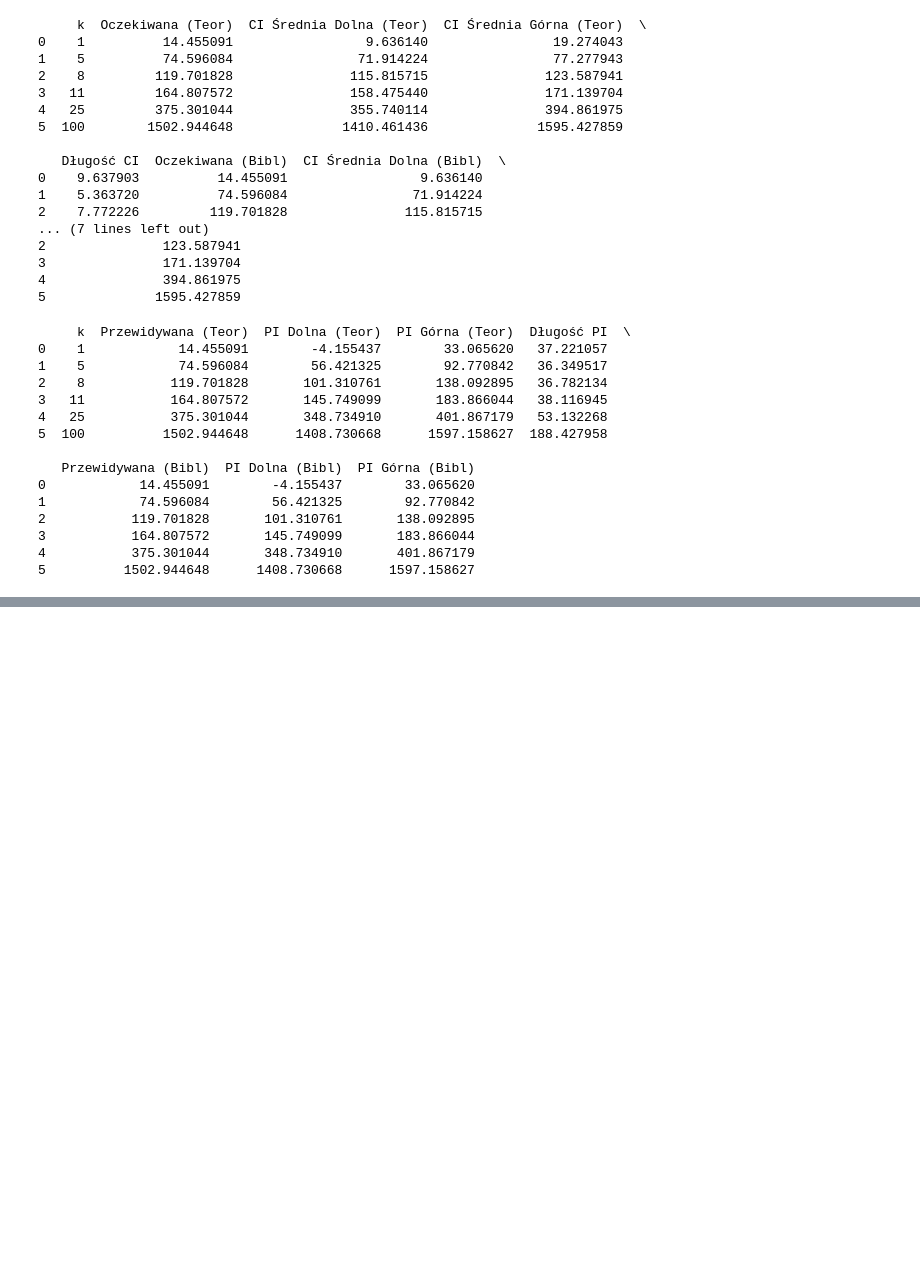
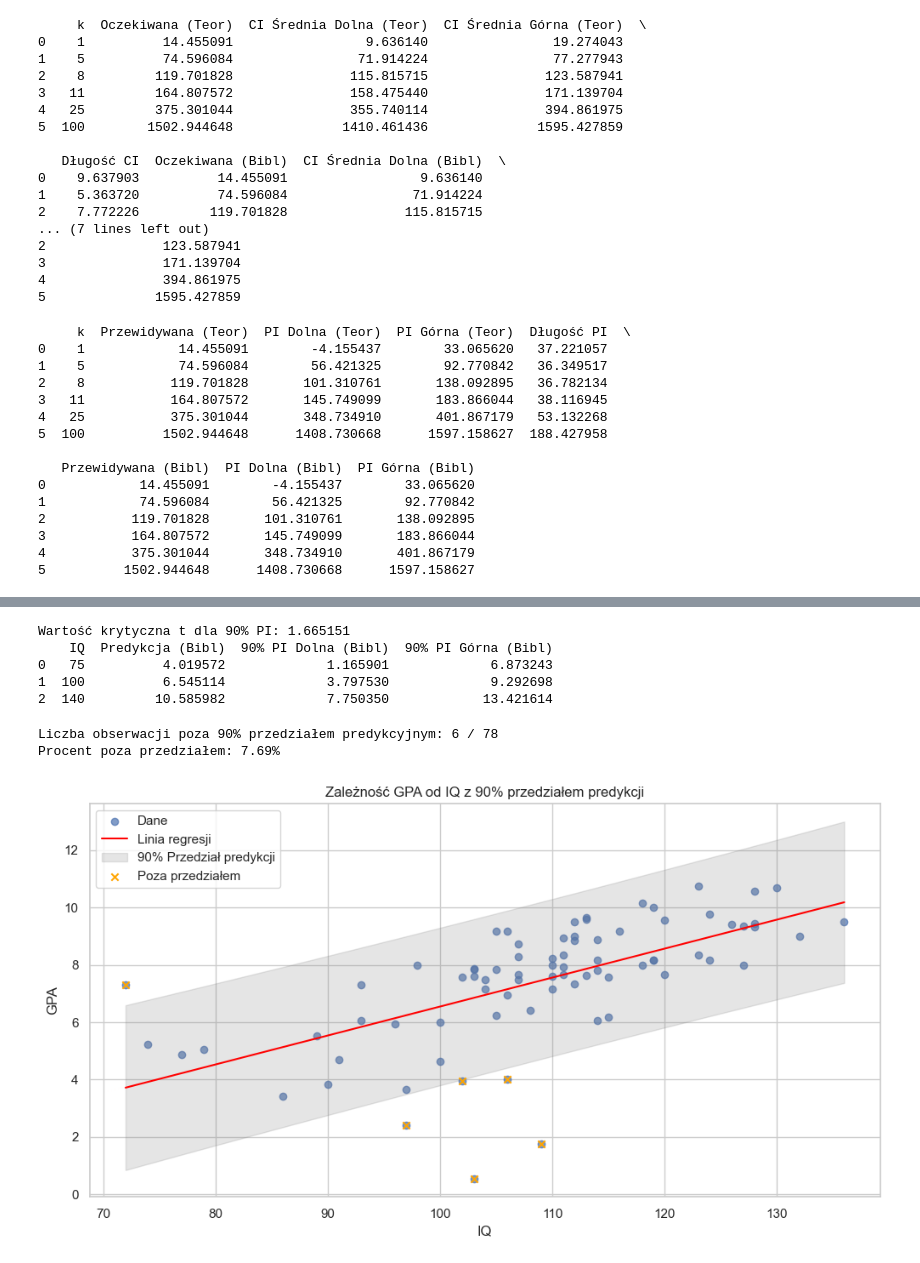
Before and after one commit to jkowalczyk08/statistics-2025, a Jupyter notebook: lab04/lab04.ipynb, the cells around one changed output, grey strips where cells are left out. Drawn from its saved outputs; the diff is of its cells as text; code cells hidden in the pictures; blank space fills up the shorter version.

```diff
--- a/lab04/lab04.ipynb
+++ b/lab04/lab04.ipynb
@@ -348,0 +454,72 @@ plt.close()
+# %%
+iq_vals = [75, 100, 140]
+results_c = []
+
+t_crit_pred = stats.t.ppf(1 - alpha_pred/2, n - 2)
+
+print(f"Wartość krytyczna t dla 90% PI: {t_crit_pred:.6f}")
+
+for val in iq_vals:
+    # Only library based calculations
+    pred_res = model.get_prediction([1, val])
+    pi_lib = pred_res.conf_int(obs=True, alpha=alpha_pred)
+
+    results_c.append({
+        'IQ': val,
+        'Predykcja (Bibl)': pred_res.predicted_mean[0],
+        '90% PI Dolna (Bibl)': pi_lib[0][0],
+        '90% PI Górna (Bibl)': pi_lib[0][1]
+    })
+
+df_c = pd.DataFrame(results_c)
+print(df_c[['IQ', 'Predykcja (Bibl)', '90% PI Dolna (Bibl)', '90% PI Górna (Bibl)']])
+
+with open(os.path.join('zad2', 'table_c_predykcje.md'), 'w') as f:
+    f.write(df_c.to_markdown(index=False))
+# %% [output]
+Wartość krytyczna t dla 90% PI: 1.665151
+    IQ  Predykcja (Bibl)  90% PI Dolna (Bibl)  90% PI Górna (Bibl)
+0   75          4.019572             1.165901             6.873243
+1  100          6.545114             3.797530             9.292698
+2  140         10.585982             7.750350            13.421614
+# %%
+# 2.d
+sort_idx = np.argsort(x)
+x_sorted = x[sort_idx]
+y_sorted = y[sort_idx]
+
+X_sorted = sm.add_constant(x_sorted)
+predictions_all = model.get_prediction(X_sorted)
+pred_summary = predictions_all.summary_frame(alpha=alpha_pred)
+
+lower_band = pred_summary['obs_ci_lower'].values
+upper_band = pred_summary['obs_ci_upper'].values
+
+# find outliers
+outliers = 0
+for y_i, l, u in zip(y_sorted, lower_band, upper_band):
+    if y_i < l or y_i > u:
+        outliers += 1
+
+print(f"Liczba obserwacji poza 90% przedziałem predykcyjnym: {outliers} / {n}")
+print(f"Procent poza przedziałem: {outliers/n*100:.2f}%")
+
+plt.figure()
+plt.scatter(x, y, label='Dane', alpha=0.7)
+plt.plot(x_sorted, pred_summary['mean'], color='red', label='Linia regresji')
+plt.fill_between(x_sorted, lower_band, upper_band, color='gray', alpha=0.2, label='90% Przedział predykcji')
+
+# Oznaczanie punktów poza przedziałem
+outlier_mask = (y_sorted < lower_band) | (y_sorted > upper_band)
+if np.any(outlier_mask):
+    plt.scatter(x_sorted[outlier_mask], y_sorted[outlier_mask], color='orange', marker='x', label='Poza przedziałem')
+
+plt.xlabel('IQ')
+plt.ylabel('GPA')
+plt.title('Zależność GPA od IQ z 90% przedziałem predykcji')
+plt.legend()
+plt.savefig(os.path.join('zad2', 'plot_d_predykcja.png'))
+# %% [output]
+Liczba obserwacji poza 90% przedziałem predykcyjnym: 6 / 78
+Procent poza przedziałem: 7.69%
+[figure, added]
```
Also changed, not shown: parts of 5 cells of this notebook, 7 other files.
